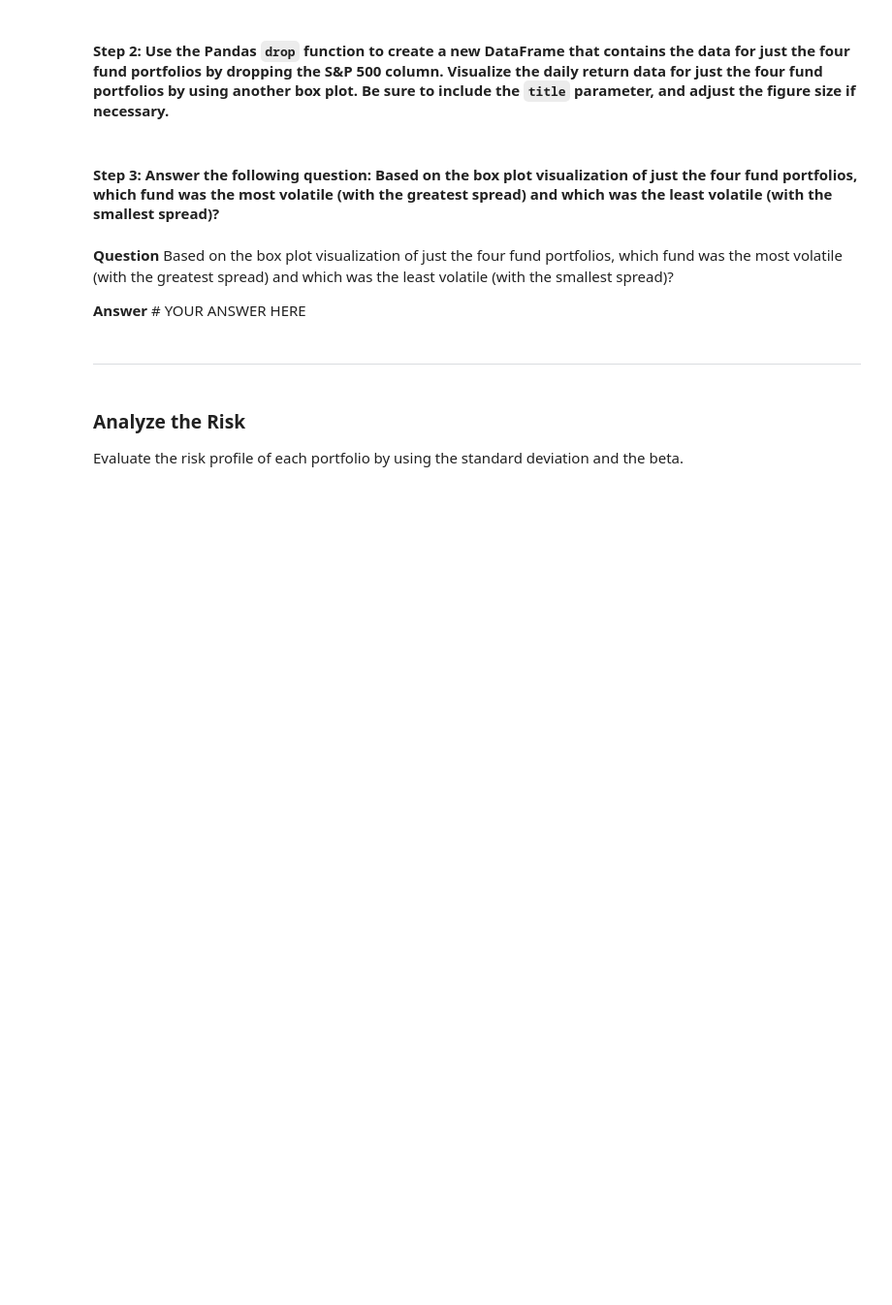
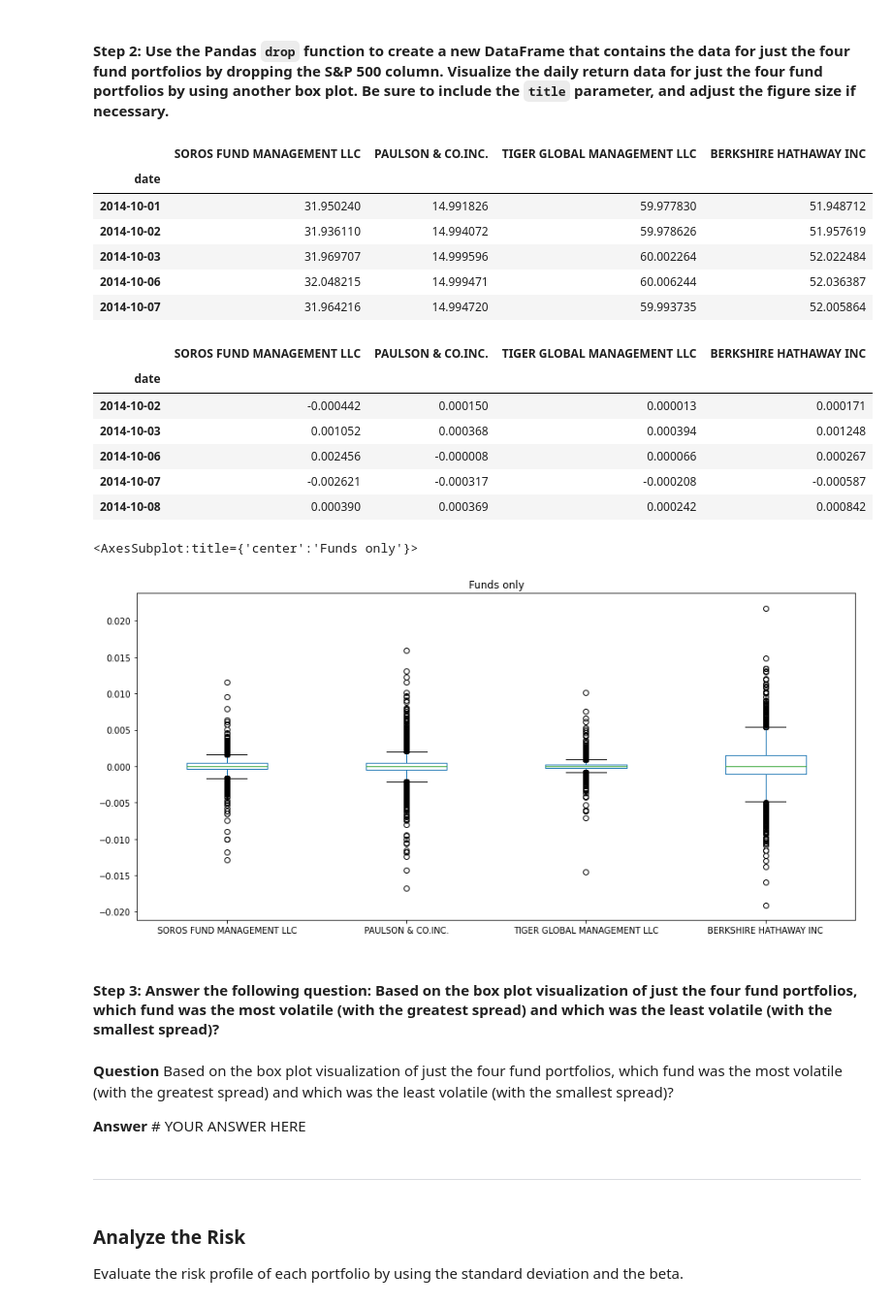
Before and after one commit to jjestrella/risk_return_analysis, a Jupyter notebook: risk_return_analysis/risk_return_analysis.ipynb, the cells around one changed output. Shown at 97% size. Saved outputs shown, nothing was run; the diff lists cells and outputs as text; code cells hidden in the pictures; blank space fills up the shorter version.

```diff
--- a/risk_return_analysis/risk_return_analysis.ipynb
+++ b/risk_return_analysis/risk_return_analysis.ipynb
@@ -205,8 +223,43 @@ Analyze the volatility of each of the four fund portfolios and of the S&P 500 In
 # %%
 # Create a new DataFrame containing only the 4 fund portfolios by dropping the S&P 500 column from the DataFrame
 # Create box plots to reflect the return data for only the 4 fund portfolios
 # Include a title parameter and adjust the figure size
 # YOUR CODE HERE
+# Creating a new df here
+navs_df = pd.read_csv(
+    Path("Resources/whale_navs.csv"),
+    index_col="date",
+    parse_dates=True,
+    infer_datetime_format=True
+)
+
+# Dropping S&P 500 from df
+navs_df = navs_df.drop(columns=["S&P 500"])
+display(navs_df.head())
+
+# Fund only daily return
+fund_daily_return = navs_df.pct_change().dropna()
+display(fund_daily_return.head())
+
+# Box Plot of Fund only daily return
+fund_daily_return.plot(kind="box", figsize=(15,7), title="Funds only")
+# %% [output]
+|  | SOROS FUND MANAGEMENT LLC | PAULSON & CO.INC. | TIGER GLOBAL MANAGEMENT LLC | BERKSHIRE HATHAWAY INC |
+| date |  |  |  |  |
+| 2014-10-01 | 31.950240 | 14.991826 | 59.977830 | 51.948712 |
+| 2014-10-02 | 31.936110 | 14.994072 | 59.978626 | 51.957619 |
+| 2014-10-03 | 31.969707 | 14.999596 | 60.002264 | 52.022484 |
+| 2014-10-06 | 32.048215 | 14.999471 | 60.006244 | 52.036387 |
+| 2014-10-07 | 31.964216 | 14.994720 | 59.993735 | 52.005864 |
+|  | SOROS FUND MANAGEMENT LLC | PAULSON & CO.INC. | TIGER GLOBAL MANAGEMENT LLC | BERKSHIRE HATHAWAY INC |
+| date |  |  |  |  |
+| 2014-10-02 | -0.000442 | 0.000150 | 0.000013 | 0.000171 |
+| 2014-10-03 | 0.001052 | 0.000368 | 0.000394 | 0.001248 |
+| 2014-10-06 | 0.002456 | -0.000008 | 0.000066 | 0.000267 |
+| 2014-10-07 | -0.002621 | -0.000317 | -0.000208 | -0.000587 |
+| 2014-10-08 | 0.000390 | 0.000369 | 0.000242 | 0.000842 |
+<AxesSubplot:title={'center':'Funds only'}>
+[figure, added]
 # %% [markdown]
 #### Step 3: Answer the following question: Based on the box plot visualization of just the four fund portfolios, which fund was the most volatile (with the greatest spread) and which was the least volatile (with the smallest spread)?
 # %% [markdown]
```
Also changed, not shown: parts of 12 cells of this notebook.
